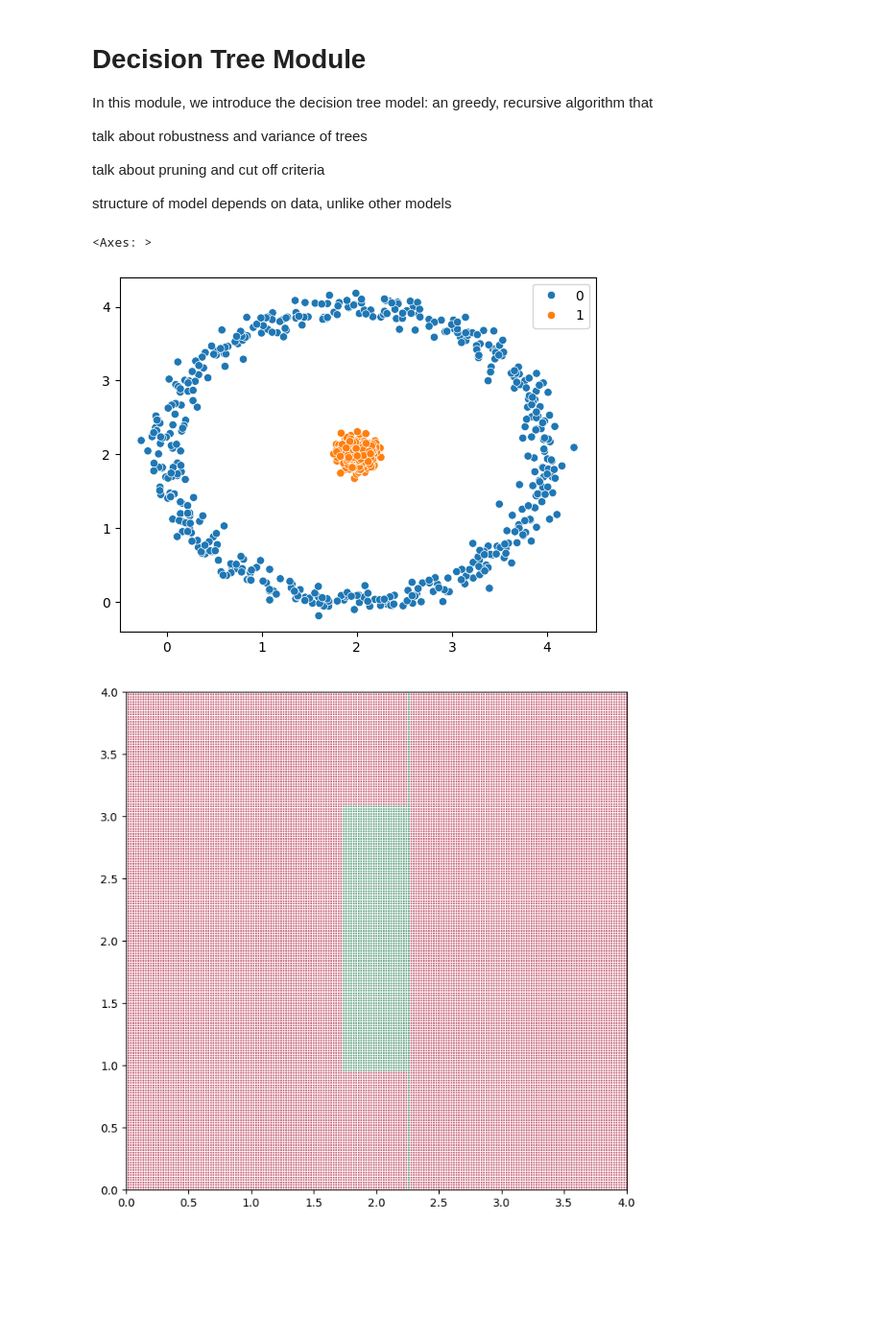
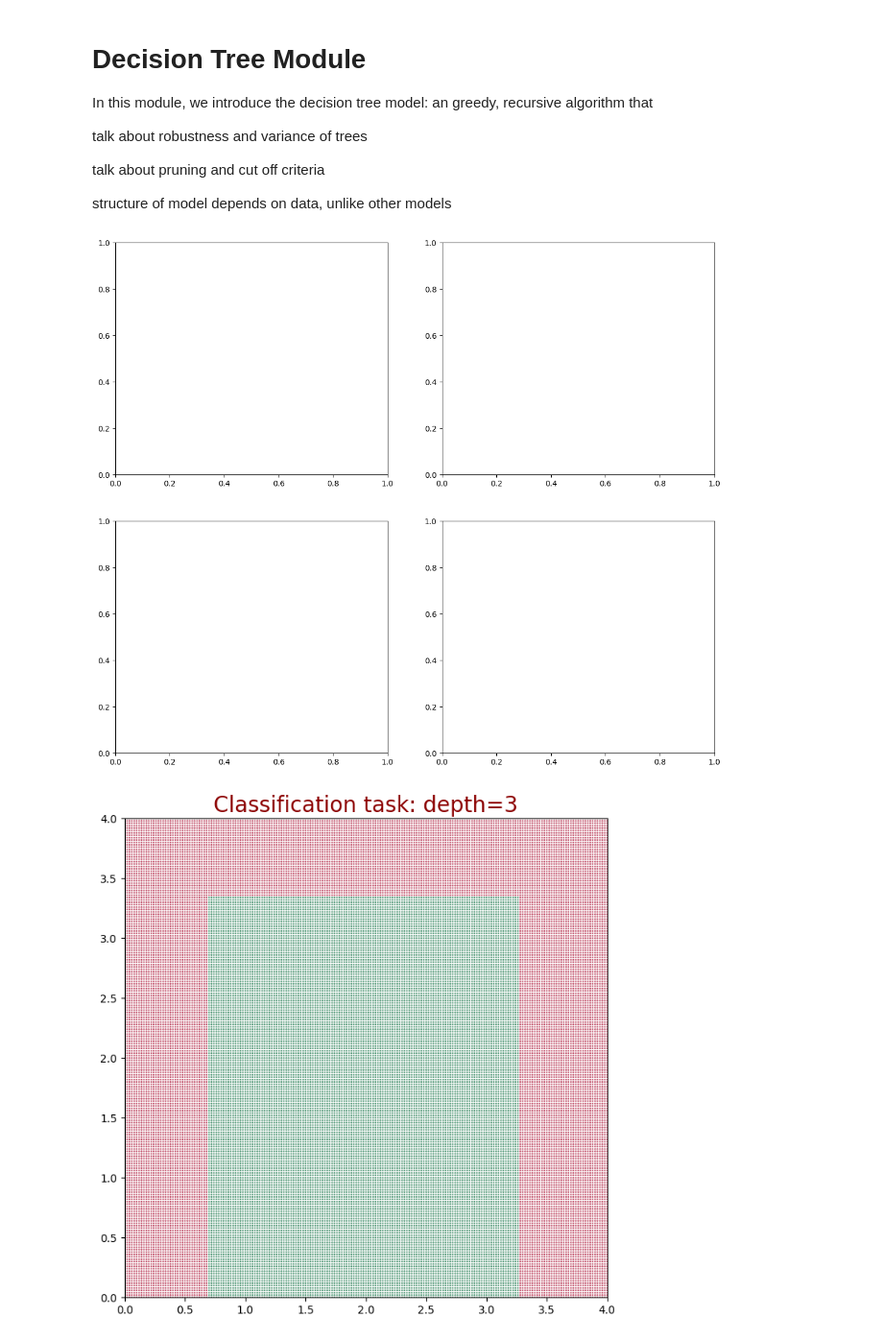
Before and after one commit to Vutjiya/datafest-winter, a Jupyter notebook: decision_tree.ipynb, the cells around one changed output. Shown at 96% size. Saved outputs shown, nothing was run; the diff lists cells and outputs as text; code cells hidden in the pictures; blank space fills up the shorter version.

```diff
--- a/decision_tree.ipynb
+++ b/decision_tree.ipynb
@@ -19,43 +21,39 @@ from sklearn.datasets import make_circles
-# %%
-X, y = make_circles(n_samples=1000, noise=0.05, factor=0, random_state=67)
-X = (X + 1) * 2  # Shifts from [-1,1] to [0,4]
-
-sns.scatterplot(x=X[:, 0], y=X[:, 1], hue=y)
-# plt.scatter(X[y==0, 0], X[y==0, 1], c='red', label='Outer circle')
-# plt.scatter(X[y==1, 0], X[y==1, 1], c='green', label='Inner circle')
-# plt.legend()
-# plt.title('Raw make_circles data')
-# plt.axis('equal')
-# plt.show()
-# %% [output]
-<Axes: >
-[figure, removed]
 # %%
-import numpy as np
+fig, axes = plt.subplots(2, 2, figsize=(14, 12))
+axes = axes.flatten()
 
-# Create a dense grid for decision boundary
-h = 0.02  # Step size (smaller = denser)
+depths = [3, 5, 10, 20]
+
+h = 0.02  #
 x_min, x_max = -0.1, 4.1
 y_min, y_max = -0.1, 4.1
 
 xx, yy = np.meshgrid(np.arange(x_min, x_max, h), np.arange(y_min, y_max, h))
 
-# Train a classifier (example with k-NN)
-from sklearn.neighbors import KNeighborsClassifier
 
-model = DecisionTreeClassifier(max_depth=10, random_state=42)
-model.fit(X, y)
+X, y = make_circles(n_samples=100000, noise=0.1, factor=0.5, random_state=42)
+X = (X + 1) * 2
 
-# Predict on the grid
-Z = model.predict(np.c_[xx.ravel(), yy.ravel()])
-Z = Z.reshape(xx.shape)
+from sklearn.model_selection import train_test_split
+from utils import view_boundary
 
-# Plot
-plt.figure(figsize=(8, 8))
-plt.scatter(xx, yy, c=Z, cmap="RdYlGn", alpha=0.8, s=1, marker=".")
-plt.xlim(0, 4)
-plt.ylim(0, 4)
-# plt.title('Classification task: Circle', fontsize=20, color='darkred')
-plt.show()
+X_train, X_test, y_train, y_test = train_test_split(
+    X, y, test_size=0.3, random_state=42
+)
+
+for ax, depth in zip(axes, depths):
+    dt = DecisionTreeClassifier(max_depth=depth, random_state=42)
+    dt.fit(X_train, y_train)
+
+    Z = dt.predict(np.c_[xx.ravel(), yy.ravel()])
+    Z = Z.reshape(xx.shape)
+
+    plt.figure(figsize=(8, 8))
+    plt.scatter(xx, yy, c=Z, cmap="RdYlGn", alpha=0.8, s=1, marker=".")
+    plt.xlim(0, 4)
+    plt.ylim(0, 4)
+    plt.title(f"Classification task: {depth=}", fontsize=20, color="darkred")
+    plt.show()
 # %% [output]
-[figure, old version]
+[figure, new version]
+[figure, added]
```
Also changed, not shown: parts of 5 cells of this notebook, 5 other files.
